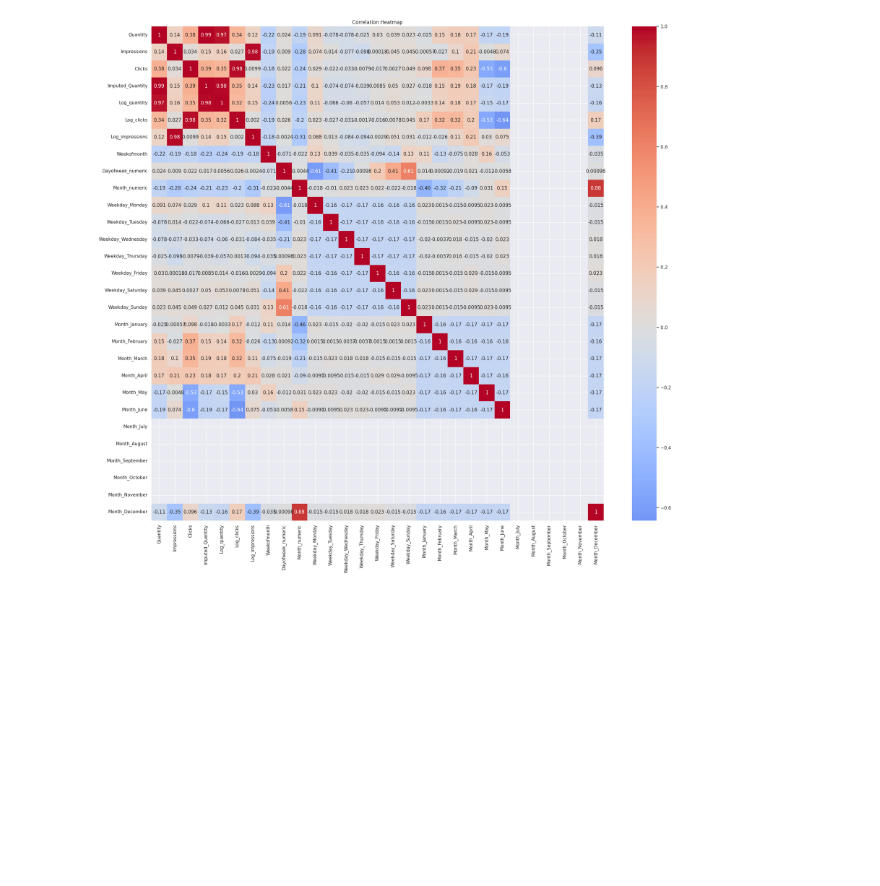
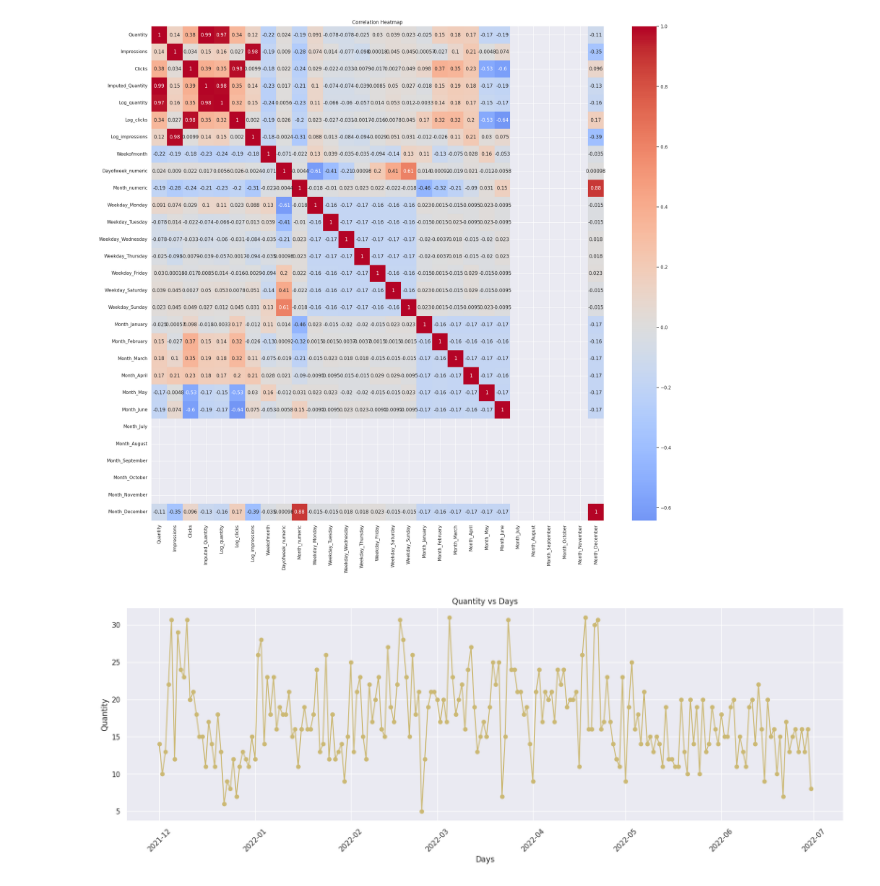
Before and after one commit to Chris-Joy26/Chris-Infosys-Nov24, a Jupyter notebook: WEEK2.ipynb, the cells around one changed output. Saved outputs shown, nothing was run; the diff lists cells and outputs as text; code cells hidden in the pictures; blank space fills up the shorter version.

```diff
--- a/WEEK2.ipynb
+++ b/WEEK2.ipynb
@@ -826,3 +826,14 @@ plt.title('Correlation Heatmap')
 plt.show()
 # %% [output]
 [figure]
+# %%
+plt.figure(figsize=(20, 6))
+plt.plot(masterdata.index, masterdata['Imputed_Quantity'], marker='o', linestyle='-', color='y')
+plt.xlabel('Days')
+plt.ylabel('Quantity')
+plt.title('Quantity vs Days')
+plt.xticks(rotation=45)
+plt.grid(True)
+plt.show()
+# %% [output]
+[figure, added]
```
Also changed, not shown: parts of 3 cells of this notebook.
